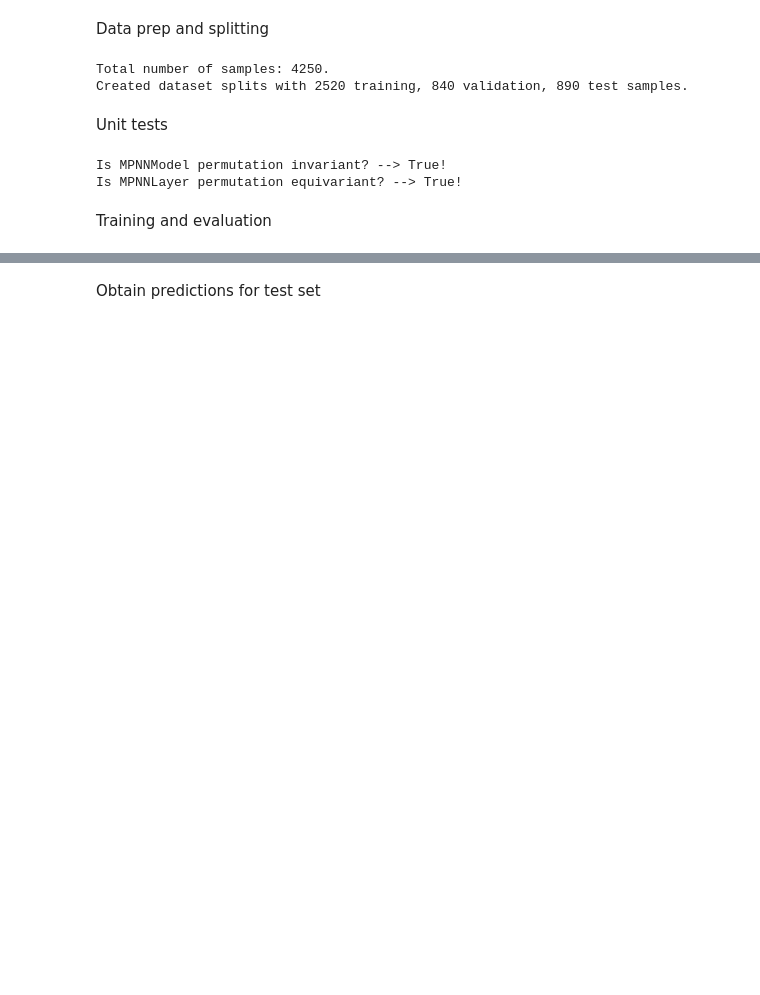
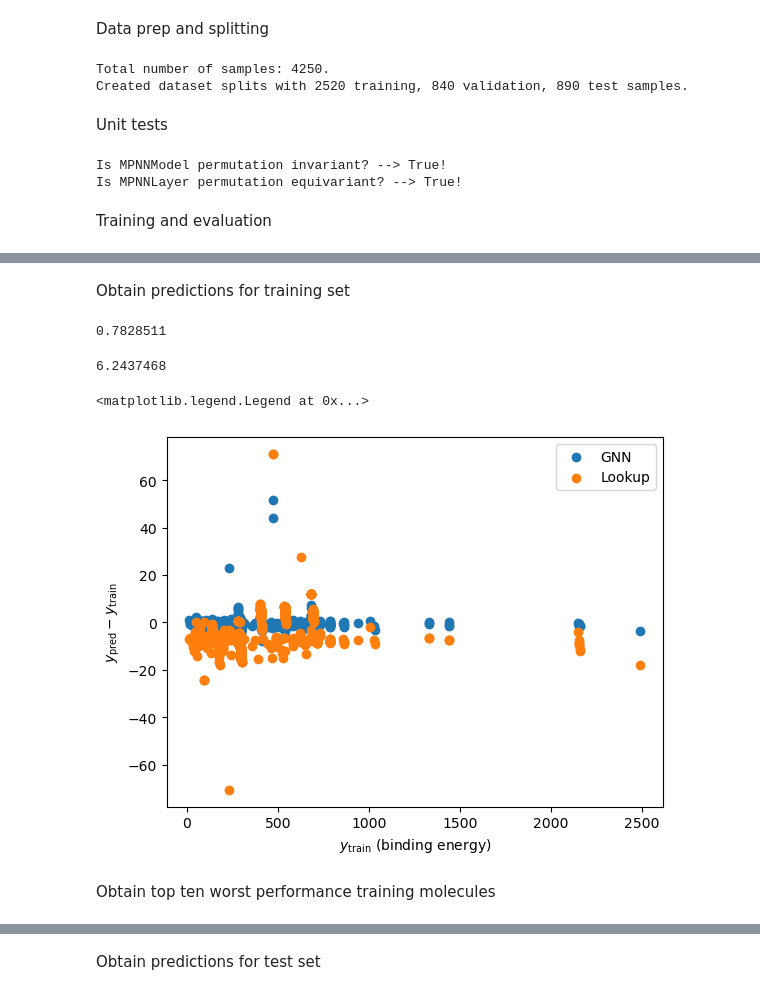
Before and after one commit to suyashk12/GNN_binding_energies, a Jupyter notebook: gnn_training/gnn_lookup_message_passing.ipynb, the cells around one changed output, grey strips where cells are left out. Drawn from its saved outputs; the diff is of its cells as text; code cells hidden in the pictures; blank space fills up the shorter version.

```diff
--- a/gnn_training/gnn_lookup_message_passing.ipynb
+++ b/gnn_training/gnn_lookup_message_passing.ipynb
@@ -653,0 +664,47 @@ p = sns.lineplot(x="Epoch", y="Test MSE", hue="Model", data=DF_RESULTS)
+# %% [markdown]
+Obtain predictions for training set
+# %%
+model.eval()
+
+mol_name_list = []
+orb_list = []
+y_pred_list = []
+y0_list = []
+y_train_list = []
+
+
+for data in train_loader:
+    data = data.to('cpu')
+    with torch.no_grad():
+        y_pred = model(data)
+
+        mol_name_list = mol_name_list + list(data.name)
+        orb_list = orb_list + list(data.orb)
+        y0_list += list(data.y0)
+        y_pred_list = y_pred_list + list(y_pred+data.y0)
+        y_train_list = y_train_list + list(data.y+data.y0)
+
+y0_arr = np.array(y0_list)
+y_pred_arr = np.array(y_pred_list)
+y_train_arr = np.array(y_train_list)
+# %%
+np.mean(np.abs(y_pred_arr-y_train_arr))
+# %% [output]
+0.7828511
+# %%
+np.mean(np.abs(y0_arr-y_train_arr))
+# %% [output]
+6.2437468
+# %%
+plt.scatter(y_train_arr, y_pred_arr-y_train_arr, label='GNN')
+plt.scatter(y_train_arr, y0_arr-y_train_arr, label='Lookup')
+
+plt.xlabel(r'$y_\mathrm{train}$ (binding energy)')
+plt.ylabel(r'$y_\mathrm{pred}-y_\mathrm{train}$')
+
+plt.legend()
+# %% [output]
+<matplotlib.legend.Legend at 0x...>
+[figure, added]
+# %% [markdown]
+Obtain top ten worst performance training molecules
```
Also changed, not shown: parts of 28 cells of this notebook, 3 other files.
